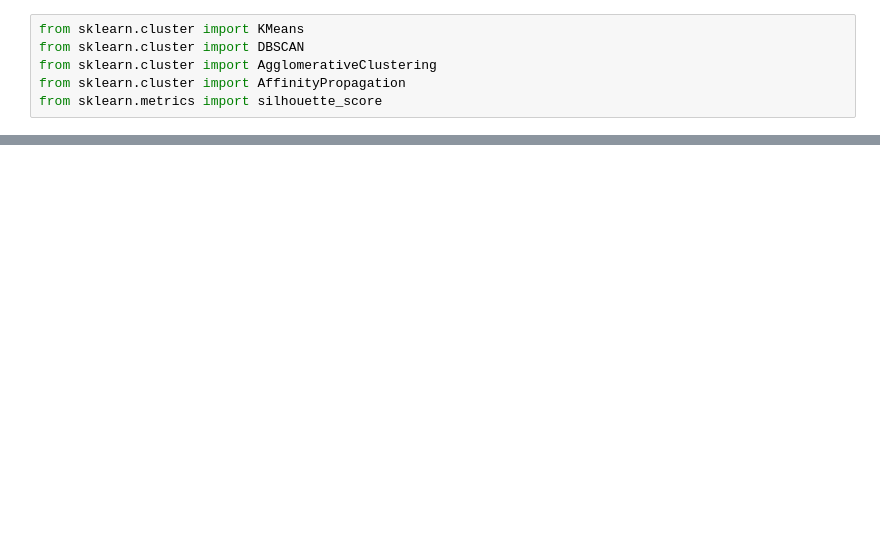
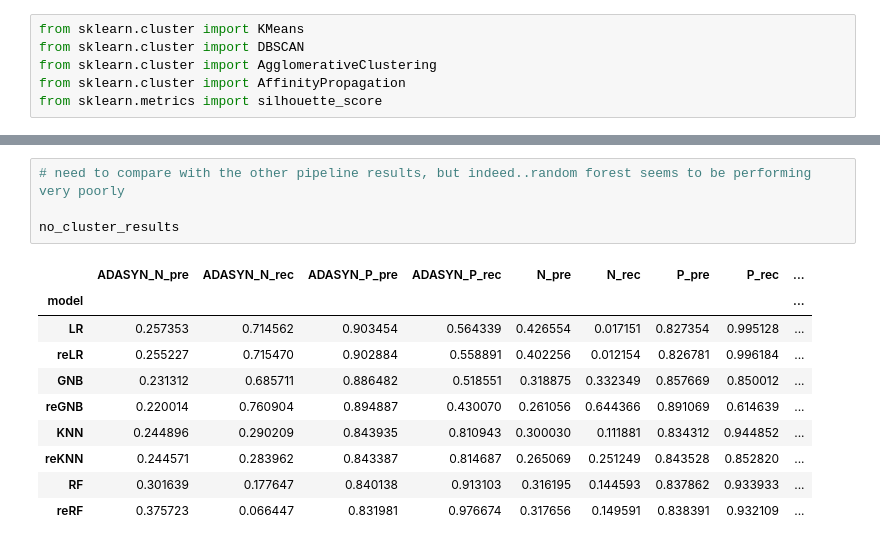
Before and after one commit to pandrewg/Lending-Club, a Jupyter notebook: analysis-pt5-categories.ipynb, the cells around one changed output, grey strips where cells are left out. Drawn from its saved outputs; the diff is of its cells as text; blank space fills up the shorter version.

```diff
--- a/analysis-pt5-categories.ipynb
+++ b/analysis-pt5-categories.ipynb
@@ -293,0 +552,15 @@ plt.tight_layout()
+# %%
+# need to compare with the other pipeline results, but indeed..random forest seems to be performing very poorly
+
+no_cluster_results
+# %% [output]
+|  | ADASYN_N_pre | ADASYN_N_rec | ADASYN_P_pre | ADASYN_P_rec | N_pre | N_rec | P_pre | P_rec | ... |
+| model |  |  |  |  |  |  |  |  | ... |
+| LR | 0.257353 | 0.714562 | 0.903454 | 0.564339 | 0.426554 | 0.017151 | 0.827354 | 0.995128 | ... |
+| reLR | 0.255227 | 0.715470 | 0.902884 | 0.558891 | 0.402256 | 0.012154 | 0.826781 | 0.996184 | ... |
+| GNB | 0.231312 | 0.685711 | 0.886482 | 0.518551 | 0.318875 | 0.332349 | 0.857669 | 0.850012 | ... |
+| reGNB | 0.220014 | 0.760904 | 0.894887 | 0.430070 | 0.261056 | 0.644366 | 0.891069 | 0.614639 | ... |
+| KNN | 0.244896 | 0.290209 | 0.843935 | 0.810943 | 0.300030 | 0.111881 | 0.834312 | 0.944852 | ... |
+| reKNN | 0.244571 | 0.283962 | 0.843387 | 0.814687 | 0.265069 | 0.251249 | 0.843528 | 0.852820 | ... |
+| RF | 0.301639 | 0.177647 | 0.840138 | 0.913103 | 0.316195 | 0.144593 | 0.837862 | 0.933933 | ... |
+| reRF | 0.375723 | 0.066447 | 0.831981 | 0.976674 | 0.317656 | 0.149591 | 0.838391 | 0.932109 | ... |
```
Also changed, not shown: parts of 38 cells of this notebook, 3 other files.
